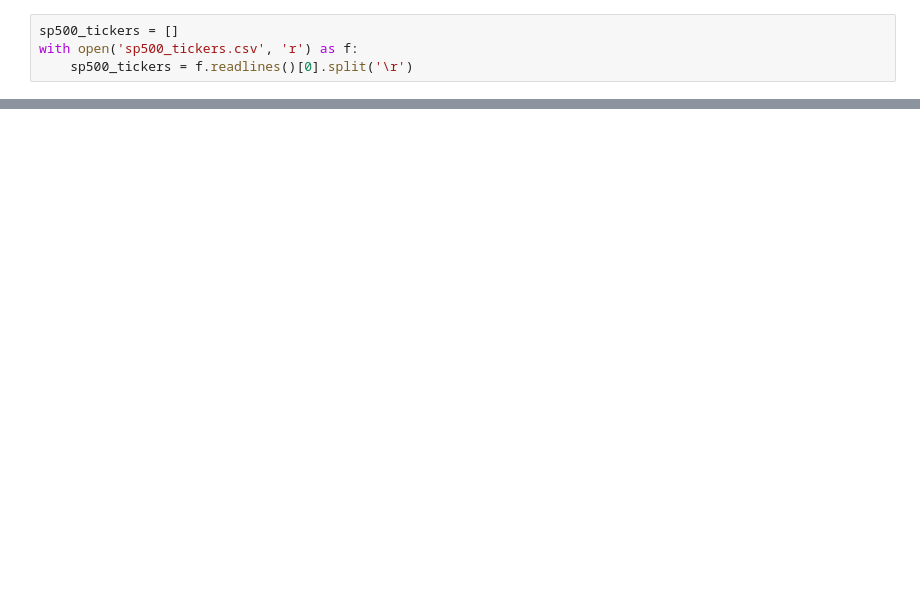
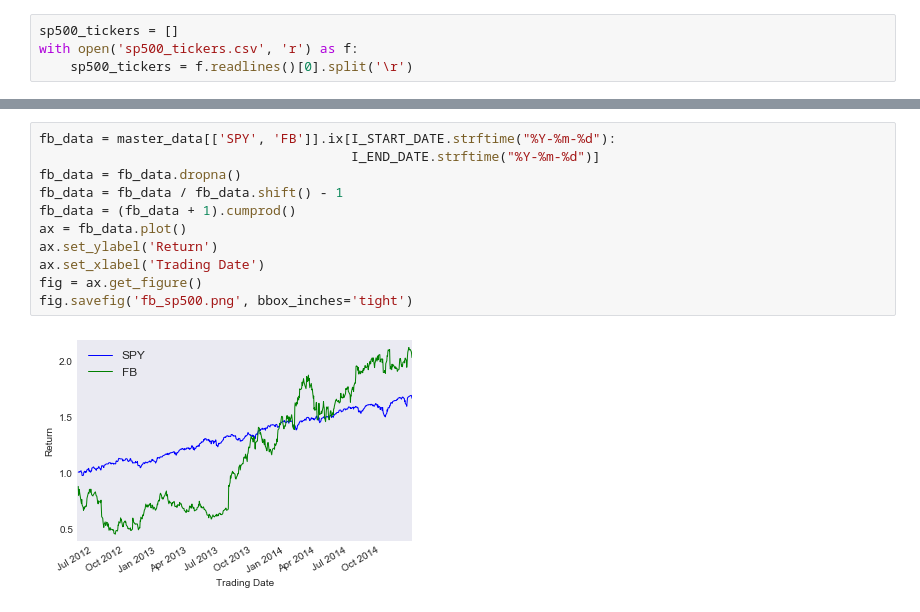
Before and after one commit to adityasiwan/MachineLearning-stock-prices, a Jupyter notebook: DataAnalysis.ipynb, the cells around one changed output, grey strips where cells are left out. Saved outputs shown, nothing was run; the diff lists cells and outputs as text; blank space fills up the shorter version.

```diff
--- a/DataAnalysis.ipynb
+++ b/DataAnalysis.ipynb
@@ -104,0 +133,13 @@ def calc_stats(prices, days_out=5, dropna=False, add_params=True):
+# %%
+fb_data = master_data[['SPY', 'FB']].ix[I_START_DATE.strftime("%Y-%m-%d"):
+                                        I_END_DATE.strftime("%Y-%m-%d")]
+fb_data = fb_data.dropna()
+fb_data = fb_data / fb_data.shift() - 1
+fb_data = (fb_data + 1).cumprod()
+ax = fb_data.plot()
+ax.set_ylabel('Return')
+ax.set_xlabel('Trading Date')
+fig = ax.get_figure()
+fig.savefig('fb_sp500.png', bbox_inches='tight')
+# %% [output]
+[figure, added]
```
Also changed, not shown: parts of 29 cells of this notebook.
